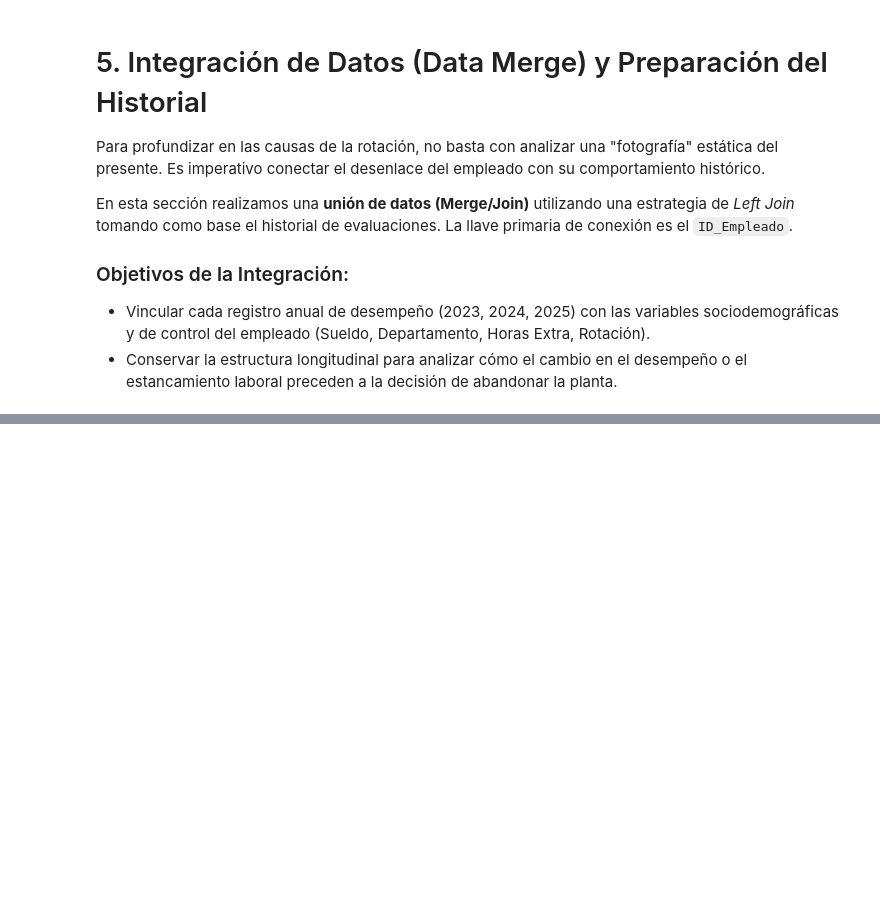
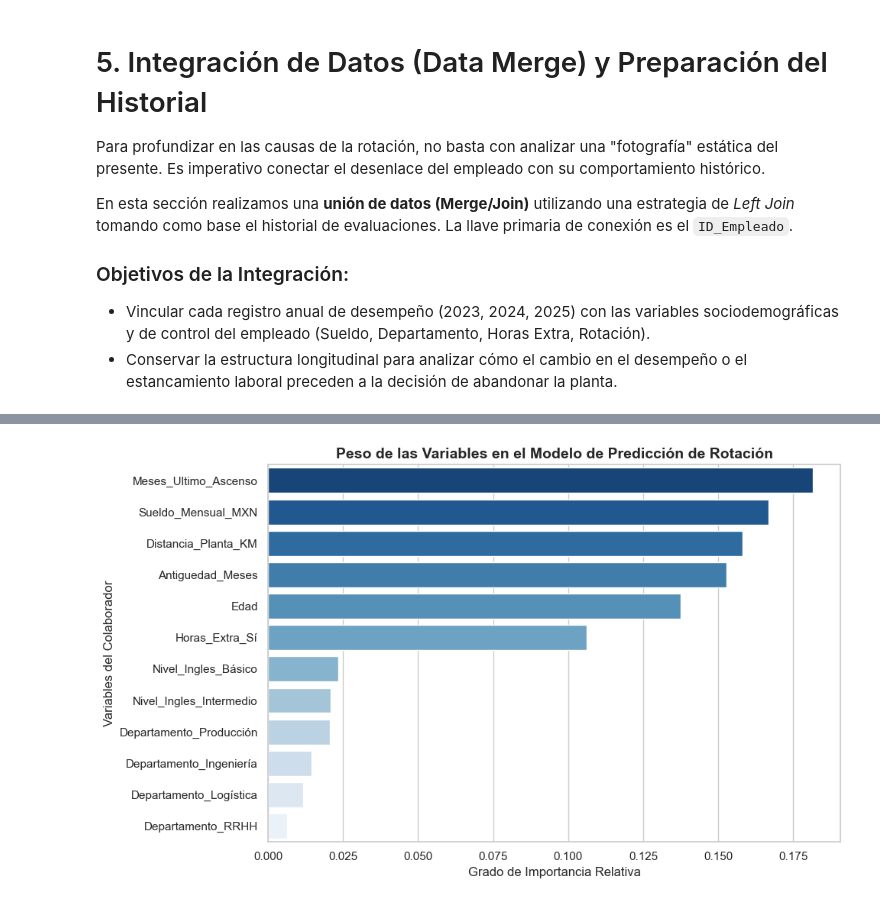
Before and after one commit to victorrlarioss/hr-workforce-optimization, a Jupyter notebook: hr_analysis.ipynb, the cells around one changed output, grey strips where cells are left out. Drawn from its saved outputs; the diff is of its cells as text; code cells hidden in the pictures; blank space fills up the shorter version.

```diff
--- a/hr_analysis.ipynb
+++ b/hr_analysis.ipynb
@@ -378,0 +655,35 @@ KeyError: 'Anio_Evaluacion'
+# %%
+# ==============================================================================
+# CELDA 15: EXTRACCIÓN Y GRAFICADO DE FEATURE IMPORTANCE
+# ==============================================================================
+
+import matplotlib.pyplot as plt
+import seaborn as sns
+import pandas as pd
+
+# 1. Extraemos las importancias del modelo entrenado y las cruzamos con las columnas de X
+importancias = modelo_rf.feature_importances_
+df_importancias = pd.DataFrame({
+    'Variable': X.columns,
+    'Importancia': importancias
+}).sort_values(by='Importancia', ascending=False)
+
+# 2. Graficamos el impacto de cada variable
+plt.figure(figsize=(10, 6))
+sns.barplot(
+    x='Importancia',
+    y='Variable',
+    data=df_importancias,
+    palette='Blues_r',
+    hue='Variable',
+    legend=False
+)
+
+plt.title('Peso de las Variables en el Modelo de Predicción de Rotación', fontsize=14, fontweight='bold')
+plt.xlabel('Grado de Importancia Relativa', fontsize=12)
+plt.ylabel('Variables del Colaborador', fontsize=12)
+
+plt.tight_layout()
+plt.show()
+# %% [output]
+[figure, added]
```
Also changed, not shown: parts of 25 cells of this notebook.
